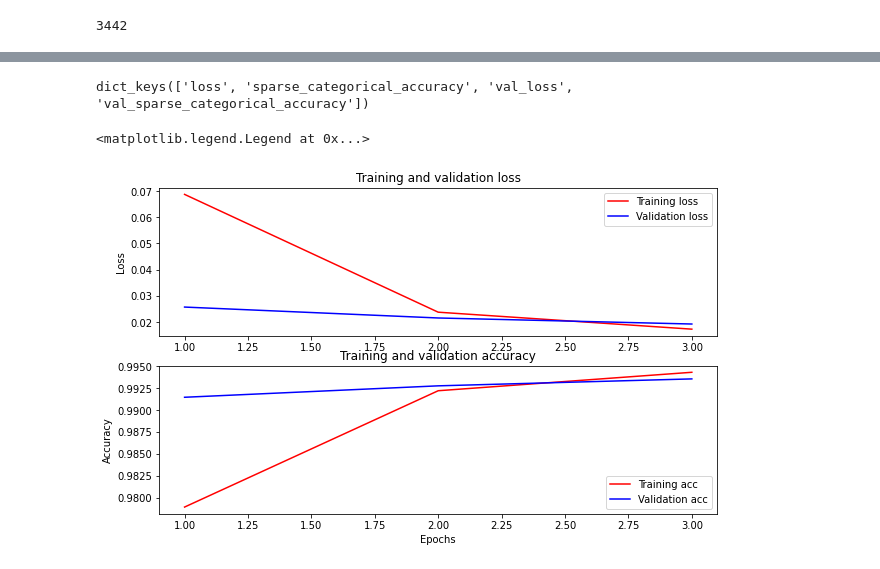
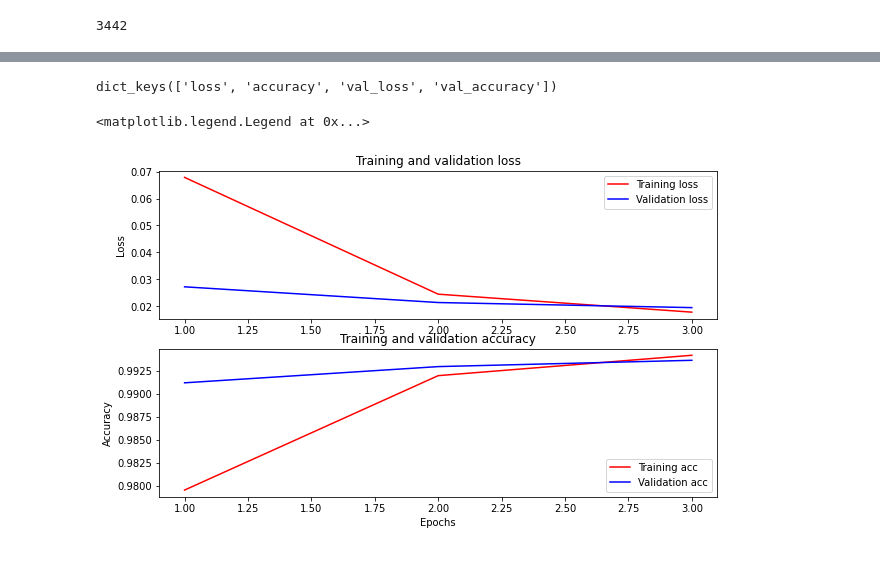
Before and after one commit to sep8/nlp, a Jupyter notebook: ner/bert/transformers-albert/index.ipynb, the cells around one changed output, grey strips where cells are left out. Saved outputs shown, nothing was run; the diff lists cells and outputs as text; code cells hidden in the pictures.

```diff
--- a/ner/bert/transformers-albert/index.ipynb
+++ b/ner/bert/transformers-albert/index.ipynb
@@ -52,7 +45,6 @@ class Label_Tokenizer(object):
     def _tokenize(self, label):
         label = label.decode('utf-8') if hasattr(label, 'decode') else label
         labels = [le for le in label.strip().split(' ')]
-        pad_token = self.encode(['[PAD]'])[0]
         special_token = self.encode(['O'])[0]
 
         tokens = self.encode(labels)
@@ -60,7 +52,7 @@ class Label_Tokenizer(object):
         tokens = [special_token] + tokens + [special_token]
         # Add padded TAG tokens
         padding_len = self.max_length - len(tokens)
-        tokens = tokens + ([pad_token] * padding_len)
+        tokens = tokens + ([special_token] * padding_len)
         return tokens
 
     def encode(self, labels):
@@ -69,7 +61,7 @@ class Label_Tokenizer(object):
     def decode(self, ids):
         return [self.ids_to_labels[id] for id in ids]
 # %%
-labels = ['O', 'B-ORG', 'I-PER', 'B-PER', 'I-LOC', 'I-ORG', 'B-LOC', '[PAD]']
+labels = ['O', 'B-ORG', 'I-PER', 'B-PER', 'I-LOC', 'I-ORG', 'B-LOC']
 label_tokenizer = Label_Tokenizer(labels, max_length=max_len)
 labels_num = label_tokenizer.size
 # %%
@@ -159,7 +150,7 @@ def create_model(labels_num, max_lenth):
     embedding = outputs[0]
     embedding = keras.layers.Dropout(0.3)(embedding)
     tag_logits = keras.layers.Dense(
-        labels_num, activation='softmax', name='NER')(embedding)
+        labels_num + 1, activation='softmax', name='NER')(embedding)
 
     model = keras.Model(
         inputs=[input_ids, token_type_ids, attention_mask],
@@ -220,37 +211,37 @@ Epoch 3/3
 # %%
 history_dict = history.history
 print(history_dict.keys())
 
-acc = history_dict['sparse_categorical_accuracy']
-val_acc = history_dict['val_sparse_categorical_accuracy']
+acc = history_dict['accuracy']
+val_acc = history_dict['val_accuracy']
 loss = history_dict['loss']
 val_loss = history_dict['val_loss']
 
 epochs = range(1, len(acc) + 1)
 fig = plt.figure(figsize=(10, 6))
 fig.tight_layout()
 
 plt.subplot(2, 1, 1)
 # r is for "solid red line"
 plt.plot(epochs, loss, 'r', label='Training loss')
 # b is for "solid blue line"
 plt.plot(epochs, val_loss, 'b', label='Validation loss')
 plt.title('Training and validation loss')
 # plt.xlabel('Epochs')
 plt.ylabel('Loss')
 plt.legend()
 
 plt.subplot(2, 1, 2)
 plt.plot(epochs, acc, 'r', label='Training acc')
 plt.plot(epochs, val_acc, 'b', label='Validation acc')
 plt.title('Training and validation accuracy')
 plt.xlabel('Epochs')
 plt.ylabel('Accuracy')
 plt.legend(loc='lower right')
 # %% [output]
-dict_keys(['loss', 'sparse_categorical_accuracy', 'val_loss', 'val_sparse_categorical_accuracy'])
+dict_keys(['loss', 'accuracy', 'val_loss', 'val_accuracy'])
 <matplotlib.legend.Legend at 0x...>
-[figure, old version]
+[figure, new version]
 # %%
 loss, accuracy = model.evaluate(x_val, y_val)
 
```
Also changed, not shown: parts of 10 cells of this notebook, 5 other files.
